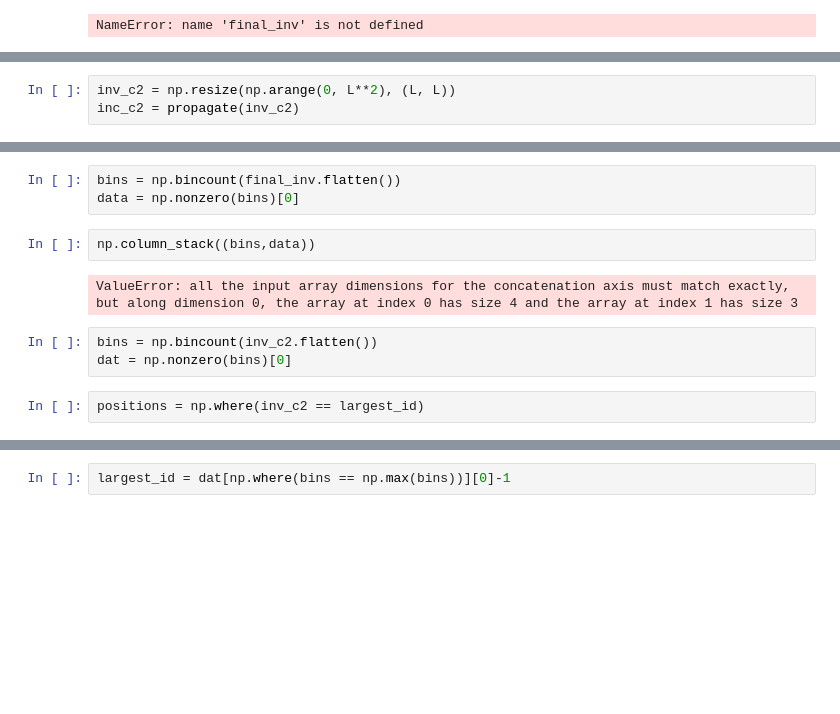
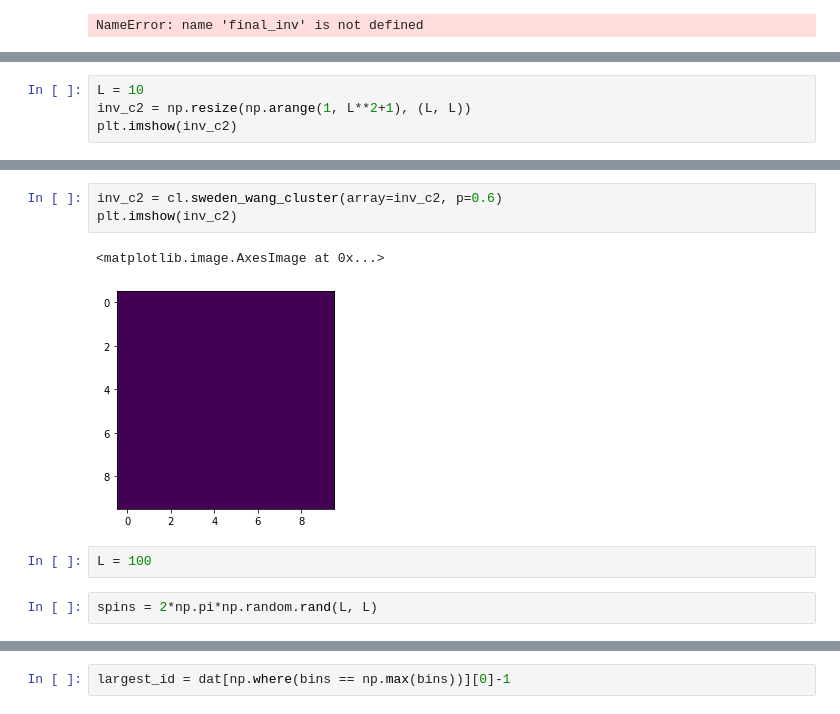
Before and after one commit to bernwo/AP3082-XY-Model, a Jupyter notebook: invaded_cluster.ipynb, the cells around one changed output, grey strips where cells are left out. Drawn from its saved outputs; the diff is of its cells as text; blank space fills up the shorter version.

Commit message:
swedensen-wang algorithm

```diff
--- a/invaded_cluster.ipynb
+++ b/invaded_cluster.ipynb
@@ -49,4 +40,5 @@ plt.imshow(inv_c2)
 # %%
-inv_c2 = np.resize(np.arange(0, L**2), (L, L))
-inc_c2 = propagate(inv_c2)
+L = 10
+inv_c2 = np.resize(np.arange(1, L**2+1), (L, L))
+plt.imshow(inv_c2)
 # %% [output]
@@ -54,12 +47,10 @@ TypeError: propagate() missing 3 required positional arguments: 'boolean_array',
-# %%
-bins = np.bincount(final_inv.flatten())
-data = np.nonzero(bins)[0]
-# %%
-np.column_stack((bins,data))
-# %% [output]
-ValueError: all the input array dimensions for the concatenation axis must match exactly, but along dimension 0, the array at index 0 has size 4 and the array at index 1 has size 3
-# %%
-bins = np.bincount(inv_c2.flatten())
-dat = np.nonzero(bins)[0]
-# %%
-positions = np.where(inv_c2 == largest_id)
+# %%
+inv_c2 = cl.sweden_wang_cluster(array=inv_c2, p=0.6)
+plt.imshow(inv_c2)
+# %% [output]
+<matplotlib.image.AxesImage at 0x...>
+[figure, added]
+# %%
+L = 100
+# %%
+spins = 2*np.pi*np.random.rand(L, L)
```
Also changed, not shown: parts of 9 cells of this notebook, 2 other files.
